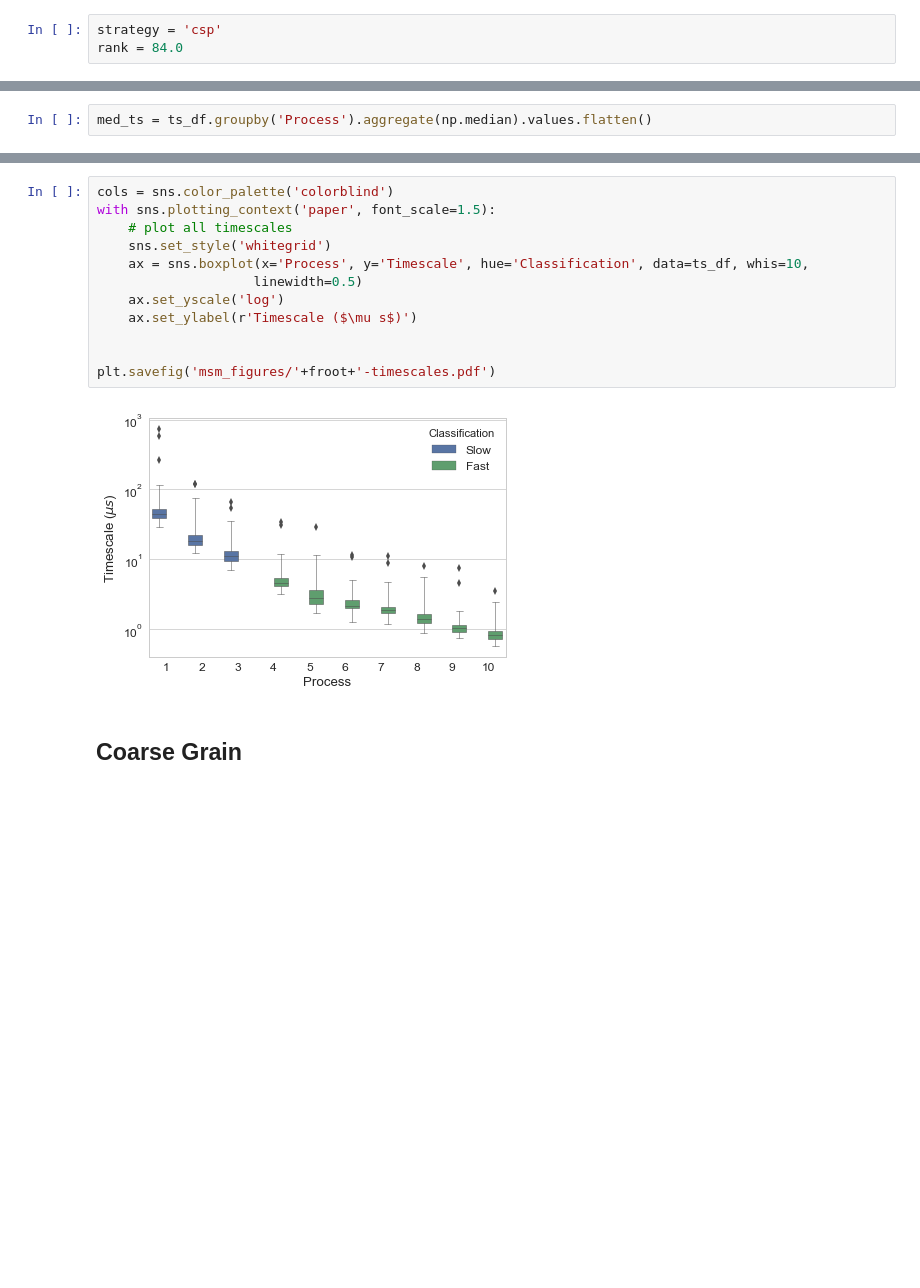
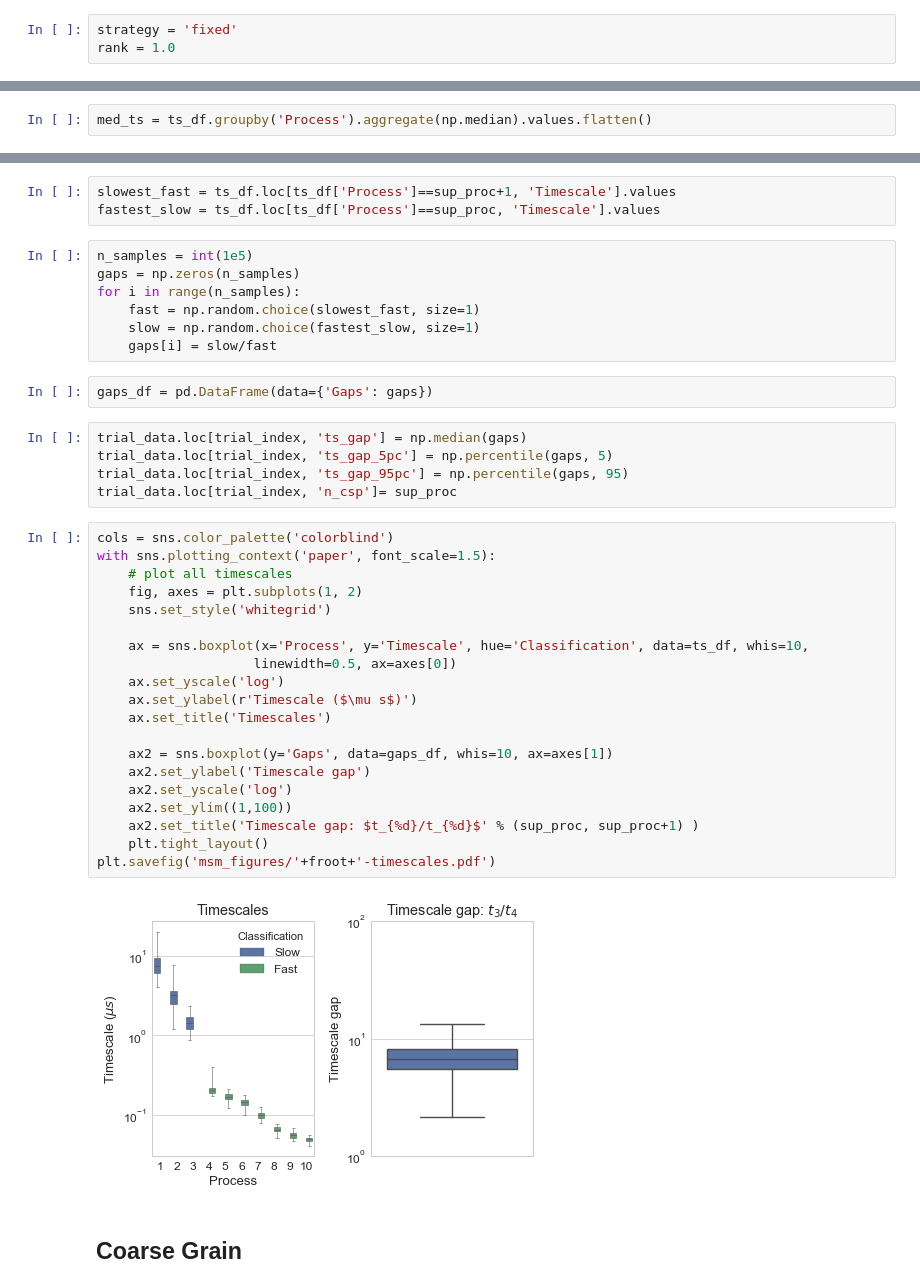
Before and after one commit to RobertArbon/optimize-fs-peptide, a Jupyter notebook: Analysis/DHFR/Validation - Metastable states.ipynb, the cells around one changed output, grey strips where cells are left out. Drawn from its saved outputs; the diff is of its cells as text; blank space fills up the shorter version.

```diff
--- a/Analysis/DHFR/Validation - Metastable states.ipynb
+++ b/Analysis/DHFR/Validation - Metastable states.ipynb
@@ -49,6 +55,6 @@ trial_data.head()
 # %%
-strategy = 'csp'
-rank = 84.0
+strategy = 'fixed'
+rank = 1.0
 # %%
 trial = trial_data.loc[(trial_data['strategy']==strategy) & (trial_data['rank']==rank), :].to_dict()
 trial_idx = list(trial_data.loc[(trial_data['strategy']==strategy) & (trial_data['rank']==rank), :].index)[0]
@@ -249,18 +265,43 @@ Gap is 2.47
 Slow processes are [1 2 3]
+# %%
+slowest_fast = ts_df.loc[ts_df['Process']==sup_proc+1, 'Timescale'].values
+fastest_slow = ts_df.loc[ts_df['Process']==sup_proc, 'Timescale'].values
+# %%
+n_samples = int(1e5)
+gaps = np.zeros(n_samples)
+for i in range(n_samples):
+    fast = np.random.choice(slowest_fast, size=1)
+    slow = np.random.choice(fastest_slow, size=1)
+    gaps[i] = slow/fast
+# %%
+gaps_df = pd.DataFrame(data={'Gaps': gaps})
+# %%
+trial_data.loc[trial_index, 'ts_gap'] = np.median(gaps)
+trial_data.loc[trial_index, 'ts_gap_5pc'] = np.percentile(gaps, 5)
+trial_data.loc[trial_index, 'ts_gap_95pc'] = np.percentile(gaps, 95)
+trial_data.loc[trial_index, 'n_csp']= sup_proc
 # %%
 cols = sns.color_palette('colorblind')
 with sns.plotting_context('paper', font_scale=1.5):
     # plot all timescales
+    fig, axes = plt.subplots(1, 2)
     sns.set_style('whitegrid')
+
     ax = sns.boxplot(x='Process', y='Timescale', hue='Classification', data=ts_df, whis=10,
-                    linewidth=0.5)
+                    linewidth=0.5, ax=axes[0])
     ax.set_yscale('log')
     ax.set_ylabel(r'Timescale ($\mu s$)')
+    ax.set_title('Timescales')
 
-
+    ax2 = sns.boxplot(y='Gaps', data=gaps_df, whis=10, ax=axes[1])
+    ax2.set_ylabel('Timescale gap')
+    ax2.set_yscale('log')
+    ax2.set_ylim((1,100))
+    ax2.set_title('Timescale gap: $t_{%d}/t_{%d}$' % (sup_proc, sup_proc+1) )
+    plt.tight_layout()
 plt.savefig('msm_figures/'+froot+'-timescales.pdf')
 # %% [output]
-[figure, old version]
+[figure, new version]
 # %% [markdown]
 ## Coarse Grain
 # %%
```
Also changed, not shown: parts of 21 cells of this notebook, 1 other file.
